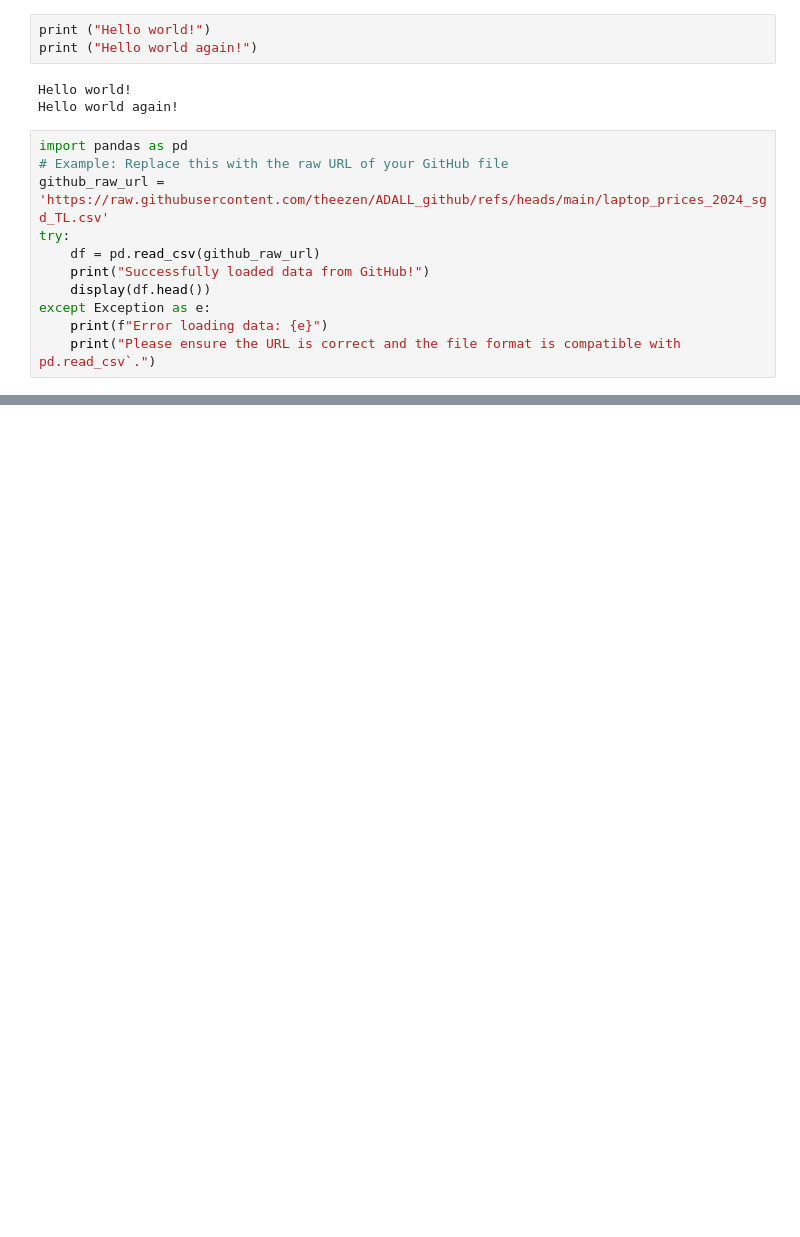
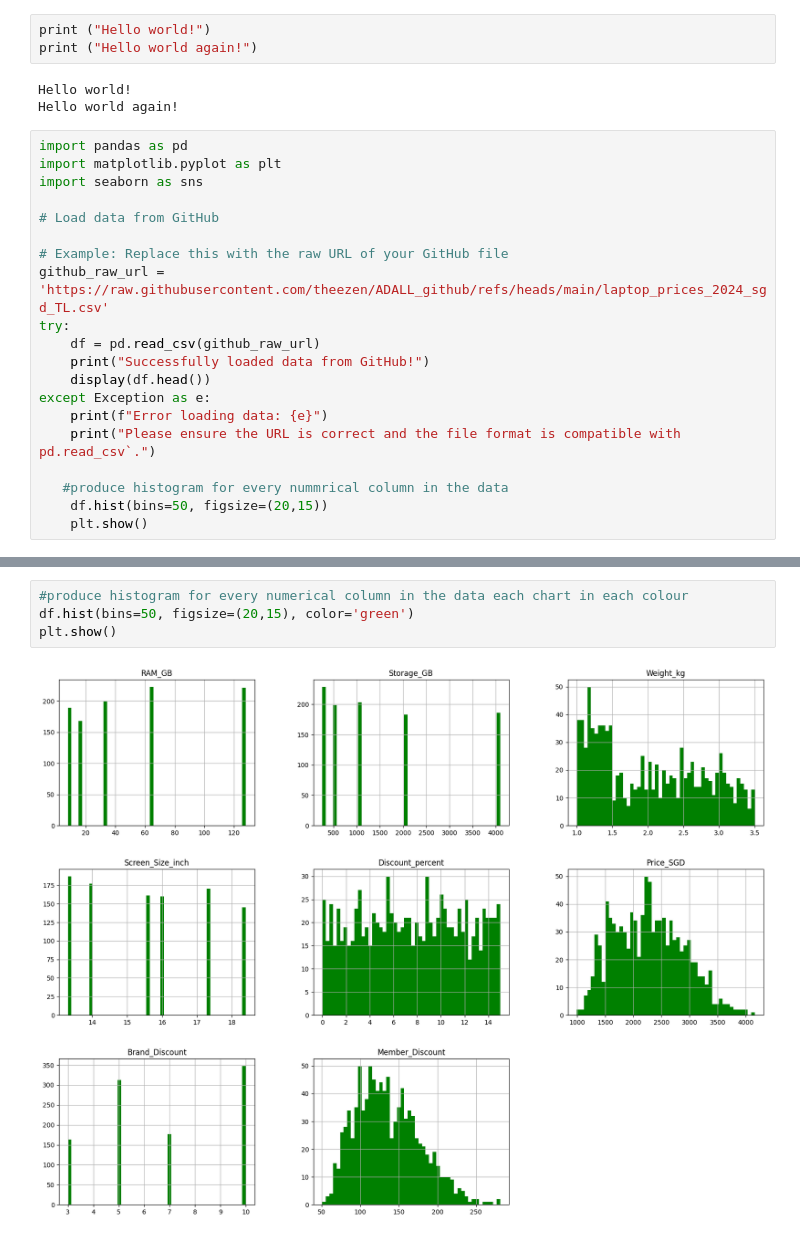
Before and after one commit to theezen/ADALL_github, a Jupyter notebook: Wk2_session1.ipynb, the cells around one changed output, grey strips where cells are left out. Saved outputs shown, nothing was run; the diff lists cells and outputs as text; blank space fills up the shorter version.

Commit message:
with chart

```diff
--- a/Wk2_session1.ipynb
+++ b/Wk2_session1.ipynb
@@ -8,6 +8,11 @@ Hello world!
 Hello world again!
 # %%
 import pandas as pd
+import matplotlib.pyplot as plt
+import seaborn as sns
+
+# Load data from GitHub
+
 # Example: Replace this with the raw URL of your GitHub file
 github_raw_url = 'https://raw.githubusercontent.com/theezen/ADALL_github/refs/heads/main/laptop_prices_2024_sgd_TL.csv'
 try:
@@ -17,6 +22,10 @@ try:
 except Exception as e:
     print(f"Error loading data: {e}")
     print("Please ensure the URL is correct and the file format is compatible with pd.read_csv`.")
+
+   #produce histogram for every nummrical column in the data
+    df.hist(bins=50, figsize=(20,15))
+    plt.show()
 # %% [output]
 Successfully loaded data from GitHub!
 |  | Brand | Model | CPU | GPU | RAM_GB | Storage_Type | Storage_GB | Touchscreen | Weight_kg | ... |
@@ -25,3 +34,9 @@ Successfully loaded data from GitHub!
 | 2 | Acer | Nitro 5 | AMD Ryzen 5 8600H | NVIDIA RTX 4050 | 32 | SSD | 2048 | False | 1.34 | ... |
 | 3 | Acer | TravelMate P6 | Intel Core Ultra 7 15500H | NVIDIA RTX 4060 | 16 | SSD | 4096 | True | 1.18 | ... |
 | 4 | Acer | Predator Helios 300 | Intel i7-14800H | NVIDIA RTX 4070 | 8 | SSD | 1024 | True | 1.31 | ... |
+# %%
+#produce histogram for every numerical column in the data each chart in each colour
+df.hist(bins=50, figsize=(20,15), color='green')
+plt.show()
+# %% [output]
+[figure, added]
```
Also changed, not shown: parts of 1 cell of this notebook.
